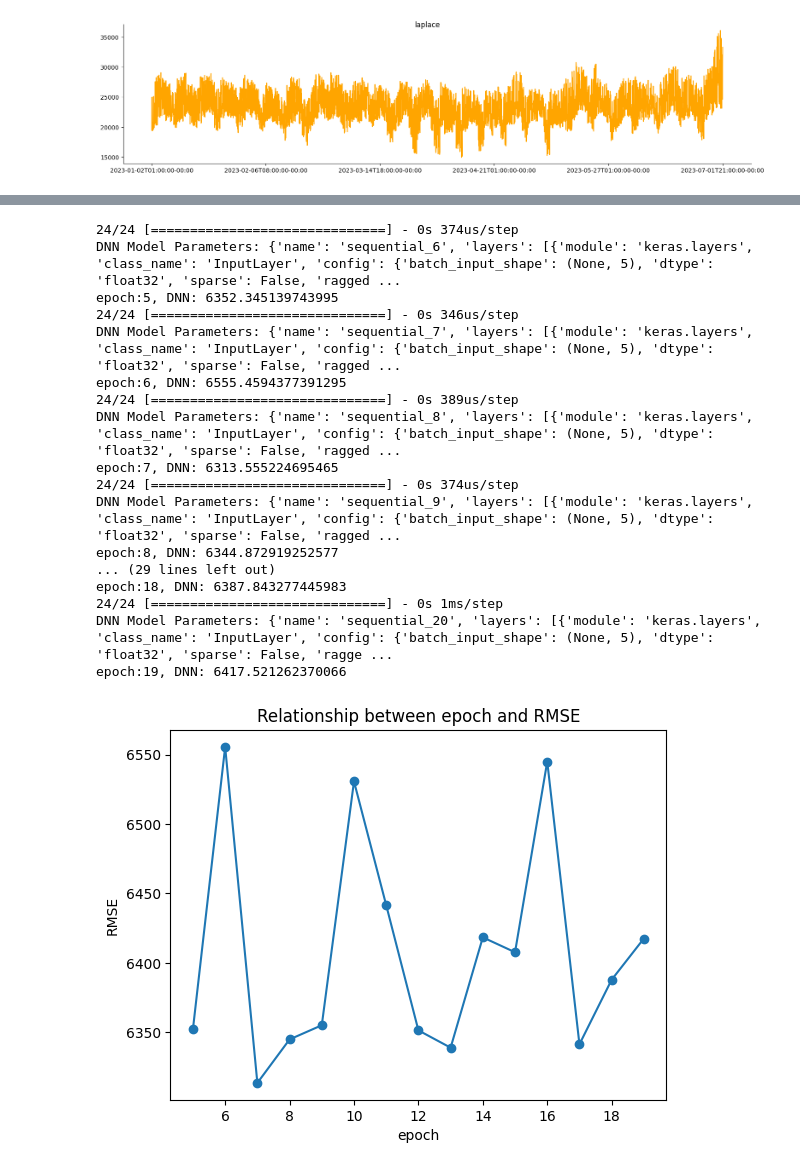
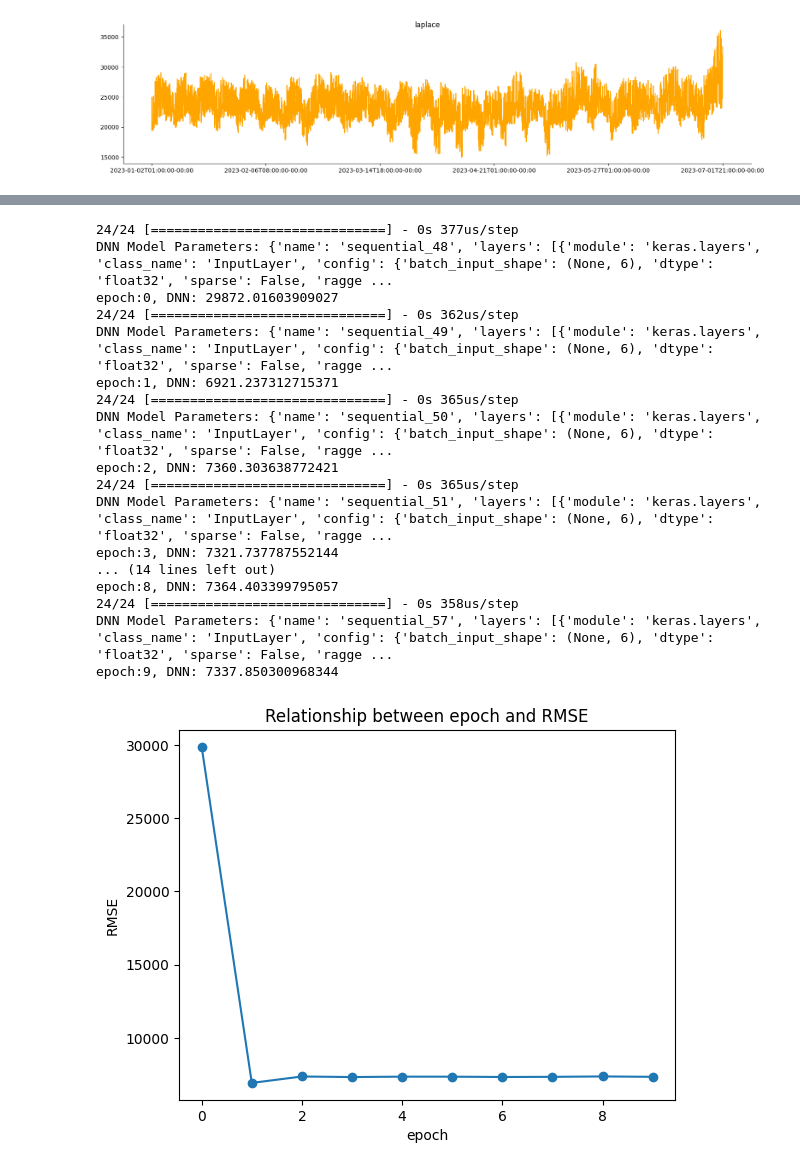
Before and after one commit to janghl/Siemens-Privacy-in-Reinforcement-Learning, a Jupyter notebook: demand.ipynb, the cells around one changed output, grey strips where cells are left out. Drawn from its saved outputs; the diff is of its cells as text; code cells hidden in the pictures.

```diff
--- a/demand.ipynb
+++ b/demand.ipynb
@@ -296,19 +296,34 @@ limit_display(5)
 [figure]
 # %%
 warnings.filterwarnings('ignore')
+
+
 time_arr, y_DAM, time_arr_val, y_DAM_val, time_arr_test, y_DAM_test = CAISO_forecast()
 time_arr, y_truth, time_arr_val, y_truth_val, time_arr_test, y_truth_test = GodMode()
+y_guassian = add_gaussian_noise(y_truth, mean=0, std=calculate_parameters(0.02*max(y_truth), "gaussian")["std"])
+y_beta = add_beta_noise(y_truth, alpha=calculate_parameters(0.02*max(y_truth), "beta")["alpha"], beta=calculate_parameters(0.02*max(y_truth), "beta")["beta"])
+y_weibull = add_weibull_noise(y_truth, k=calculate_parameters(0.02*max(y_truth), "weibull")["k"], lambd=calculate_parameters(0.02*max(y_truth), "weibull")["lambd"])
+y_laplace = add_laplace_noise(y_truth, loc=calculate_parameters(0.02*max(y_truth), "laplace")["loc"], scale=calculate_parameters(0.02*max(y_truth), "laplace")["scale"])
+
 y_guassian_val = add_gaussian_noise(y_truth_val, mean=0, std=calculate_parameters(0.02*max(y_truth), "gaussian")["std"])
 y_beta_val = add_beta_noise(y_truth_val, alpha=calculate_parameters(0.02*max(y_truth), "beta")["alpha"], beta=calculate_parameters(0.02*max(y_truth), "beta")["beta"])
 y_weibull_val = add_weibull_noise(y_truth_val, k=calculate_parameters(0.02*max(y_truth), "weibull")["k"], lambd=calculate_parameters(0.02*max(y_truth), "weibull")["lambd"])
 y_laplace_val = add_laplace_noise(y_truth_val, loc=calculate_parameters(0.02*max(y_truth), "laplace")["loc"], scale=calculate_parameters(0.02*max(y_truth), "laplace")["scale"])
 
-X_train = np.vstack((y_DAM, y_guassian, y_beta, y_weibull, y_laplace)).reshape((-1,5))
-X_val = np.vstack((y_DAM_val, y_guassian_val, y_beta_val, y_weibull_val, y_laplace_val)).reshape((-1,5))
+y_guassian_test = add_gaussian_noise(y_truth_test, mean=0, std=calculate_parameters(0.02*max(y_truth), "gaussian")["std"])
+y_beta_test = add_beta_noise(y_truth_test, alpha=calculate_parameters(0.02*max(y_truth), "beta")["alpha"], beta=calculate_parameters(0.02*max(y_truth), "beta")["beta"])
+y_weibull_test = add_weibull_noise(y_truth_test, k=calculate_parameters(0.02*max(y_truth), "weibull")["k"], lambd=calculate_parameters(0.02*max(y_truth), "weibull")["lambd"])
+y_laplace_test = add_laplace_noise(y_truth_test, loc=calculate_parameters(0.02*max(y_truth), "laplace")["loc"], scale=calculate_parameters(0.02*max(y_truth), "laplace")["scale"])
+
+X_train = np.concatenate([y_DAM.reshape(-1,1), y_guassian.reshape(-1,1), y_beta.reshape(-1,1), y_weibull.reshape(-1,1), y_laplace.reshape(-1,1), y_truth.reshape(-1,1)], axis=1)
+X_val = np.concatenate([y_DAM_val.reshape(-1,1), y_guassian_val.reshape(-1,1), y_beta_val.reshape(-1,1), y_weibull_val.reshape(-1,1), y_laplace_val.reshape(-1,1), y_truth_val.reshape(-1,1)], axis=1)
+X_test = np.concatenate([y_DAM_test.reshape(-1,1), y_guassian_test.reshape(-1,1), y_beta_test.reshape(-1,1), y_weibull_test.reshape(-1,1), y_laplace_test.reshape(-1,1), y_truth_test.reshape(-1,1)], axis=1)
 N = len(time_arr)
 N_val = len(time_arr_val)
+N_test = len(time_arr_test)
 Y_train = y_truth
 Y_val = y_truth_val
+Y_test = y_truth_test
 # %%
 from sklearn.neighbors import KNeighborsRegressor
 from keras.models import Sequential
@@ -332,7 +347,7 @@ def KNN(X_train, Y_train, X_val, Y_val, K):
 
 def DNN(X_train, Y_train, X_val, Y_val, epoch):
   model = Sequential()
-  model.add(Dense(64, activation='relu', input_shape=(5,)))
+  model.add(Dense(64, activation='relu', input_shape=(6,)))
   model.add(Dense(64, activation='relu'))
   model.add(Dense(1))
   model.compile(optimizer='adam', loss='mse')
@@ -426,7 +432,7 @@ K=15, KNN: 8076.799578228322
 # %%
 epoch_set = []
 rmse_set = []
-for epoch in [2, 5, 10, 50, 100, 500]:
+for epoch in [0, 1, 2, 5, 10, 50, 100, 500]:
   rmse_DNN, Y_pred_DNN = DNN(X_train, Y_train, X_val, Y_val, epoch)
   print(f"epoch:{epoch}, DNN: {rmse_DNN}")
   epoch_set.append(epoch)
@@ -460,36 +465,36 @@ epoch:500, DNN: 6985.369461368005
 # %%
 epoch_set = []
 rmse_set = []
-for epoch in range(5,20):
+for epoch in range(0,10):
   rmse_DNN, Y_pred_DNN = DNN(X_train, Y_train, X_val, Y_val, epoch)
   print(f"epoch:{epoch}, DNN: {rmse_DNN}")
   epoch_set.append(epoch)
   rmse_set.append(rmse_DNN)
 
 plt.plot(epoch_set, rmse_set, marker='o')
 plt.xlabel('epoch')
 plt.ylabel('RMSE')
 plt.title('Relationship between epoch and RMSE')
 plt.show()
 # %% [output]
-24/24 [==============================] - 0s 374us/step
-DNN Model Parameters: {'name': 'sequential_6', 'layers': [{'module': 'keras.layers', 'class_name': 'InputLayer', 'config': {'batch_input_shape': (None, 5), 'dtype': 'float32', 'sparse': False, 'ragged ...
-epoch:5, DNN: 6352.345139743995
-24/24 [==============================] - 0s 346us/step
-DNN Model Parameters: {'name': 'sequential_7', 'layers': [{'module': 'keras.layers', 'class_name': 'InputLayer', 'config': {'batch_input_shape': (None, 5), 'dtype': 'float32', 'sparse': False, 'ragged ...
-epoch:6, DNN: 6555.4594377391295
-24/24 [==============================] - 0s 389us/step
-DNN Model Parameters: {'name': 'sequential_8', 'layers': [{'module': 'keras.layers', 'class_name': 'InputLayer', 'config': {'batch_input_shape': (None, 5), 'dtype': 'float32', 'sparse': False, 'ragged ...
-epoch:7, DNN: 6313.555224695465
-24/24 [==============================] - 0s 374us/step
-DNN Model Parameters: {'name': 'sequential_9', 'layers': [{'module': 'keras.layers', 'class_name': 'InputLayer', 'config': {'batch_input_shape': (None, 5), 'dtype': 'float32', 'sparse': False, 'ragged ...
-epoch:8, DNN: 6344.872919252577
-... (29 lines left out)
-epoch:18, DNN: 6387.843277445983
-24/24 [==============================] - 0s 1ms/step
-DNN Model Parameters: {'name': 'sequential_20', 'layers': [{'module': 'keras.layers', 'class_name': 'InputLayer', 'config': {'batch_input_shape': (None, 5), 'dtype': 'float32', 'sparse': False, 'ragge ...
-epoch:19, DNN: 6417.521262370066
+24/24 [==============================] - 0s 377us/step
+DNN Model Parameters: {'name': 'sequential_48', 'layers': [{'module': 'keras.layers', 'class_name': 'InputLayer', 'config': {'batch_input_shape': (None, 6), 'dtype': 'float32', 'sparse': False, 'ragge ...
+epoch:0, DNN: 29872.01603909027
+24/24 [==============================] - 0s 362us/step
+DNN Model Parameters: {'name': 'sequential_49', 'layers': [{'module': 'keras.layers', 'class_name': 'InputLayer', 'config': {'batch_input_shape': (None, 6), 'dtype': 'float32', 'sparse': False, 'ragge ...
+epoch:1, DNN: 6921.237312715371
+24/24 [==============================] - 0s 365us/step
+DNN Model Parameters: {'name': 'sequential_50', 'layers': [{'module': 'keras.layers', 'class_name': 'InputLayer', 'config': {'batch_input_shape': (None, 6), 'dtype': 'float32', 'sparse': False, 'ragge ...
+epoch:2, DNN: 7360.303638772421
+24/24 [==============================] - 0s 365us/step
+DNN Model Parameters: {'name': 'sequential_51', 'layers': [{'module': 'keras.layers', 'class_name': 'InputLayer', 'config': {'batch_input_shape': (None, 6), 'dtype': 'float32', 'sparse': False, 'ragge ...
+epoch:3, DNN: 7321.737787552144
+... (14 lines left out)
+epoch:8, DNN: 7364.403399795057
+24/24 [==============================] - 0s 358us/step
+DNN Model Parameters: {'name': 'sequential_57', 'layers': [{'module': 'keras.layers', 'class_name': 'InputLayer', 'config': {'batch_input_shape': (None, 6), 'dtype': 'float32', 'sparse': False, 'ragge ...
+epoch:9, DNN: 7337.850300968344
-[figure, old version]
+[figure, new version]
 # %%
 rmse_LR, Y_pred_LR = LR(X_train, Y_train, X_val, Y_val)
 print(f"LR: {rmse_LR}")
```
Also changed, not shown: parts of 13 cells of this notebook.
